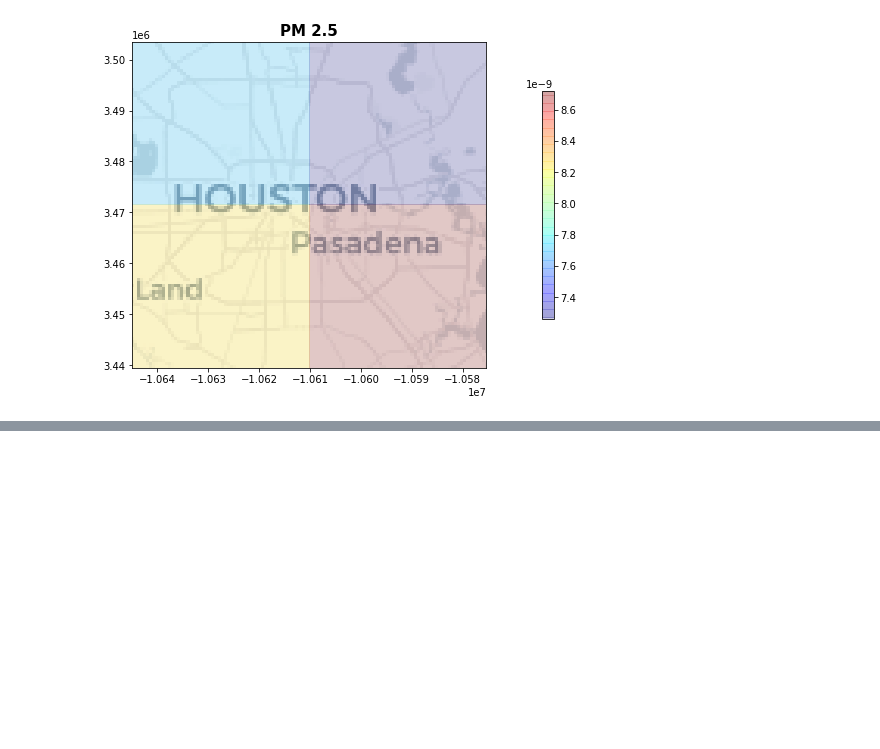
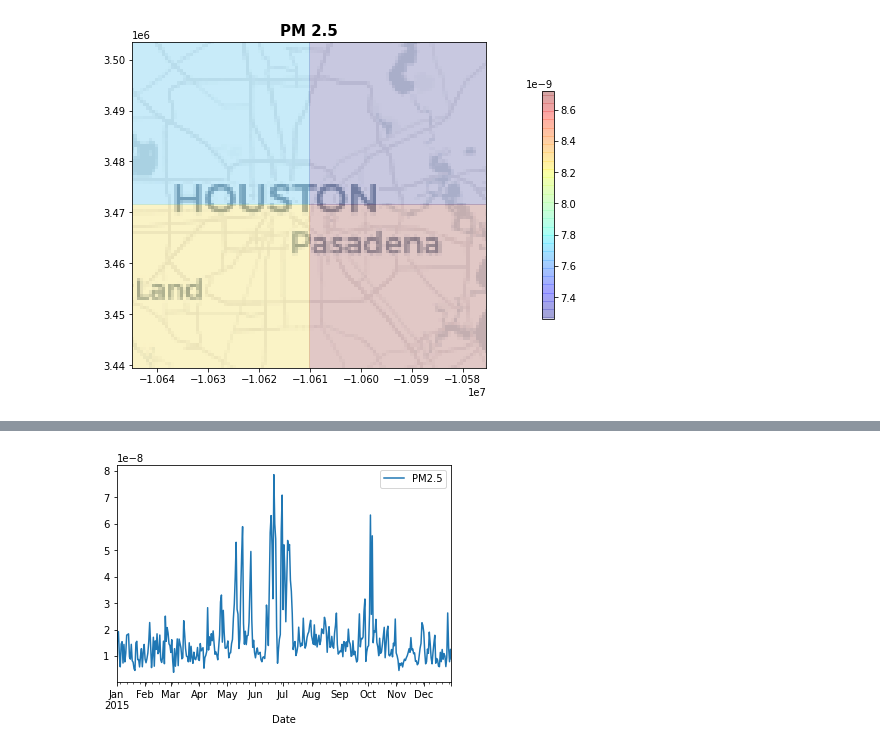
Before and after one commit to K20shores/HoustonPM2.5, a Jupyter notebook: Houston.ipynb, the cells around one changed output, grey strips where cells are left out. Saved outputs shown, nothing was run; the diff lists cells and outputs as text; code cells hidden in the pictures; blank space fills up the shorter version.

```diff
--- a/Houston.ipynb
+++ b/Houston.ipynb
@@ -122,0 +152,5 @@ plt.show();
+# %%
+s = df.loc[29.5, -95.625, '2015-01-01':'2015-12-31'].reset_index()[['Date', 'PM2.5']]
+s.plot(x='Date');
+# %% [output]
+[figure, added]
```
Also changed, not shown: parts of 13 cells of this notebook.
